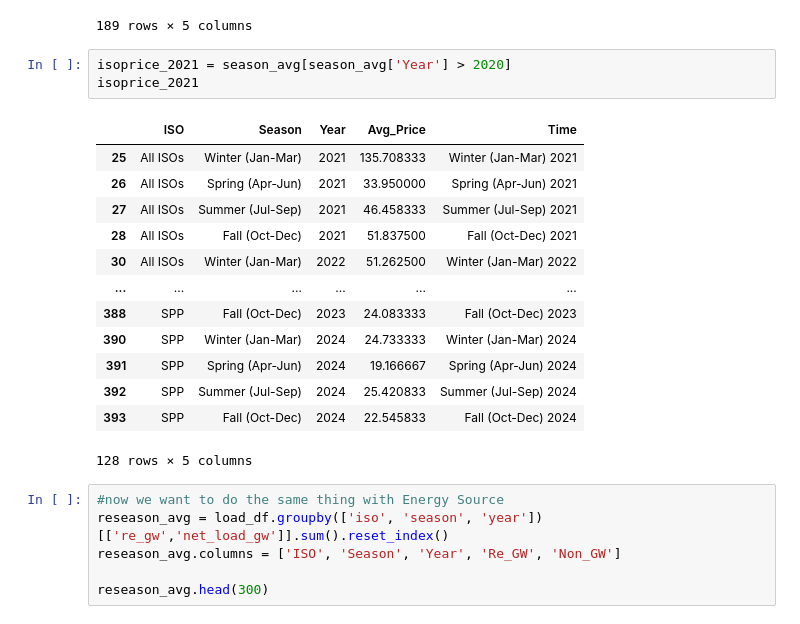
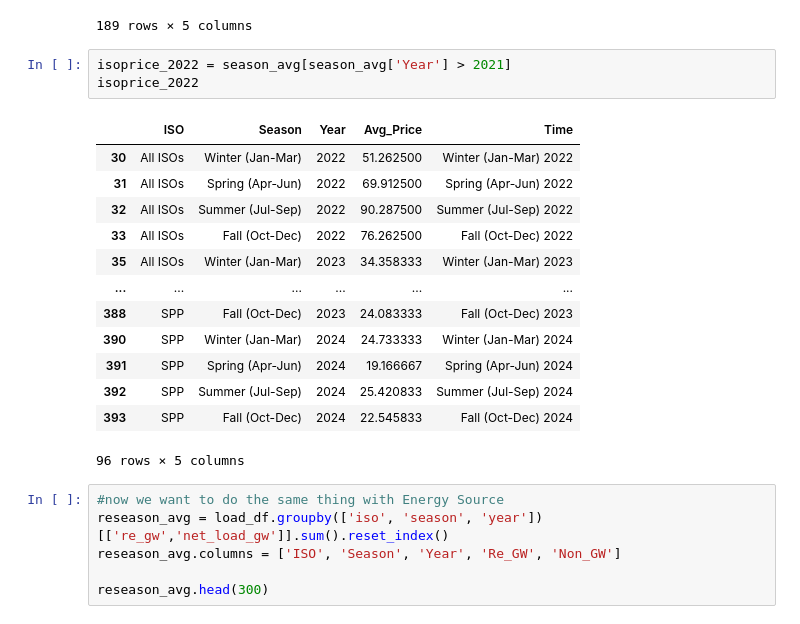
Before and after one commit to ellenwang995/final_project, a Jupyter notebook: PythonFinalAssignment_Draft.ipynb, the cells around one changed output. Drawn from its saved outputs; the diff is of its cells as text.

```diff
--- a/PythonFinalAssignment_Draft.ipynb
+++ b/PythonFinalAssignment_Draft.ipynb
@@ -461,22 +461,22 @@ isoprice_2020
 | 373 | SPP | Fall (Oct-Dec) | 2020 | 23.545833 | Fall (Oct-Dec) 2020 |
 189 rows × 5 columns
 # %%
-isoprice_2021 = season_avg[season_avg['Year'] > 2020]
-isoprice_2021
+isoprice_2022 = season_avg[season_avg['Year'] > 2021]
+isoprice_2022
 # %% [output]
 |  | ISO | Season | Year | Avg_Price | Time |
-| 25 | All ISOs | Winter (Jan-Mar) | 2021 | 135.708333 | Winter (Jan-Mar) 2021 |
-| 26 | All ISOs | Spring (Apr-Jun) | 2021 | 33.950000 | Spring (Apr-Jun) 2021 |
-| 27 | All ISOs | Summer (Jul-Sep) | 2021 | 46.458333 | Summer (Jul-Sep) 2021 |
-| 28 | All ISOs | Fall (Oct-Dec) | 2021 | 51.837500 | Fall (Oct-Dec) 2021 |
 | 30 | All ISOs | Winter (Jan-Mar) | 2022 | 51.262500 | Winter (Jan-Mar) 2022 |
+| 31 | All ISOs | Spring (Apr-Jun) | 2022 | 69.912500 | Spring (Apr-Jun) 2022 |
+| 32 | All ISOs | Summer (Jul-Sep) | 2022 | 90.287500 | Summer (Jul-Sep) 2022 |
+| 33 | All ISOs | Fall (Oct-Dec) | 2022 | 76.262500 | Fall (Oct-Dec) 2022 |
+| 35 | All ISOs | Winter (Jan-Mar) | 2023 | 34.358333 | Winter (Jan-Mar) 2023 |
 | ... | ... | ... | ... | ... | ... |
 | 388 | SPP | Fall (Oct-Dec) | 2023 | 24.083333 | Fall (Oct-Dec) 2023 |
 | 390 | SPP | Winter (Jan-Mar) | 2024 | 24.733333 | Winter (Jan-Mar) 2024 |
 | 391 | SPP | Spring (Apr-Jun) | 2024 | 19.166667 | Spring (Apr-Jun) 2024 |
 | 392 | SPP | Summer (Jul-Sep) | 2024 | 25.420833 | Summer (Jul-Sep) 2024 |
 | 393 | SPP | Fall (Oct-Dec) | 2024 | 22.545833 | Fall (Oct-Dec) 2024 |
-128 rows × 5 columns
+96 rows × 5 columns
 # %%
 #now we want to do the same thing with Energy Source
 reseason_avg = load_df.groupby(['iso', 'season', 'year'])[['re_gw','net_load_gw']].sum().reset_index()
```
Also changed, not shown: parts of 1 cell of this notebook.
